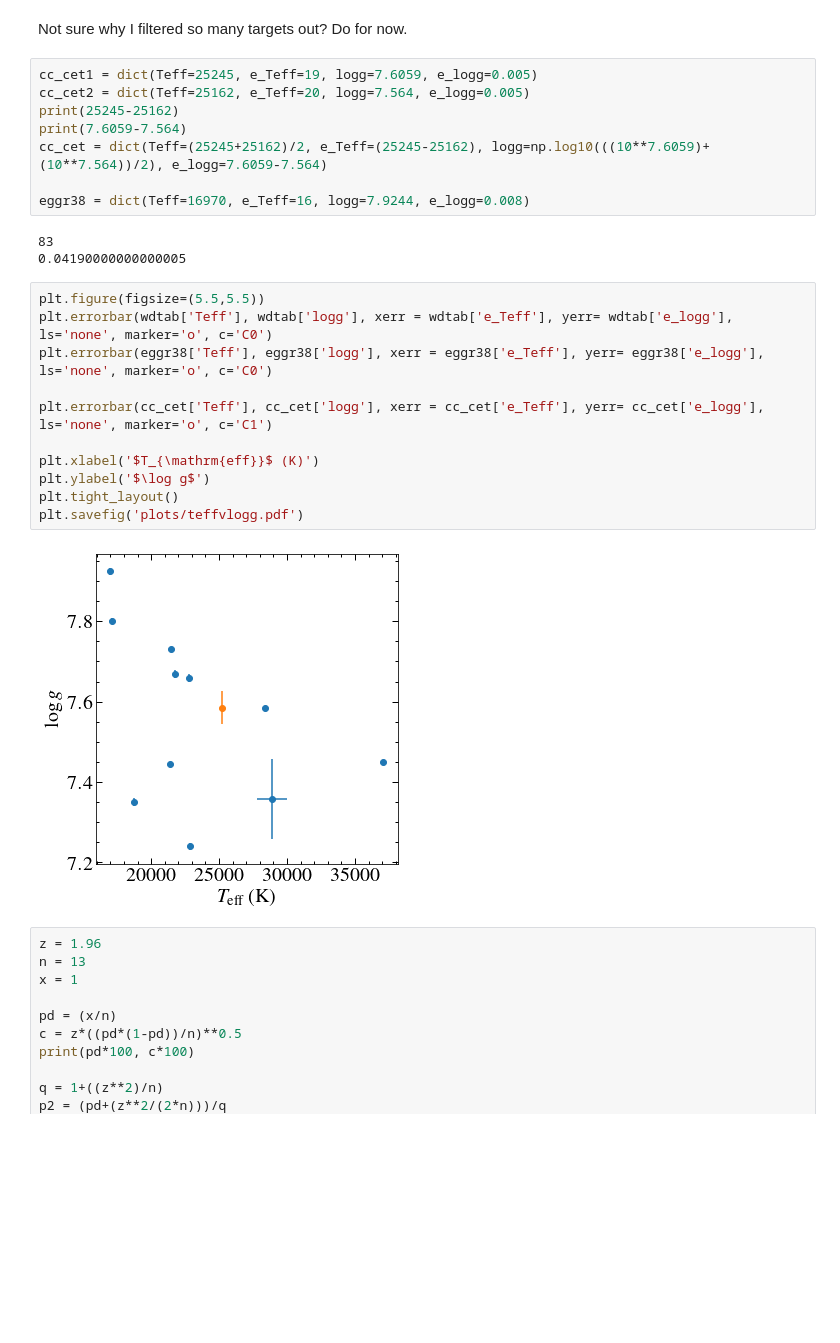
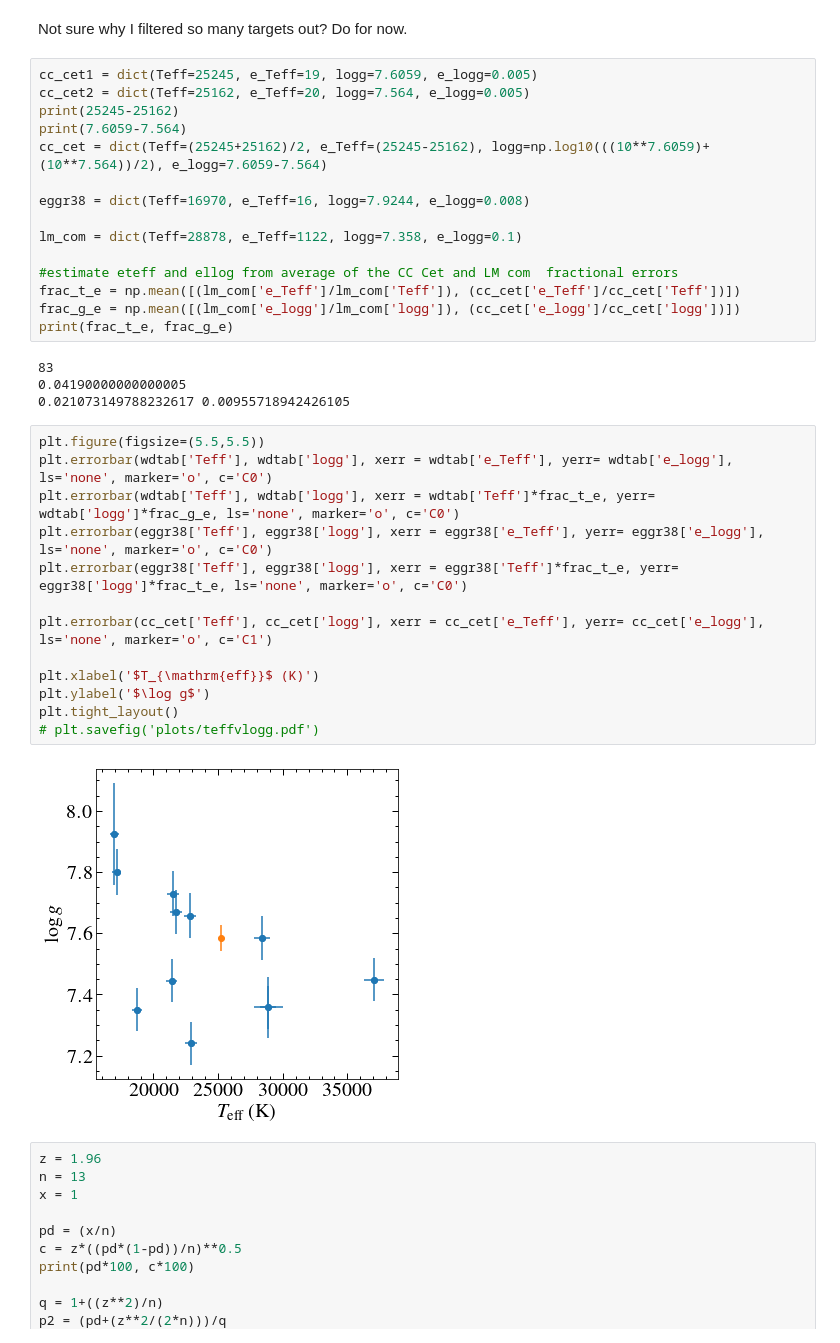
Before and after one commit to davidjwilson/pceb, a Jupyter notebook: cc_cet/cc_cet_science.ipynb, the cells around one changed output. Drawn from its saved outputs; the diff is of its cells as text; blank space fills up the shorter version.

Commit message:
errors on teff

```diff
--- a/cc_cet/cc_cet_science.ipynb
+++ b/cc_cet/cc_cet_science.ipynb
@@ -48,22 +48,32 @@ print(7.6059-7.564)
 cc_cet = dict(Teff=(25245+25162)/2, e_Teff=(25245-25162), logg=np.log10(((10**7.6059)+(10**7.564))/2), e_logg=7.6059-7.564)
 
 eggr38 = dict(Teff=16970, e_Teff=16, logg=7.9244, e_logg=0.008)
+
+lm_com = dict(Teff=28878, e_Teff=1122, logg=7.358, e_logg=0.1)
+
+#estimate eteff and ellog from average of the CC Cet and LM com  fractional errors
+frac_t_e = np.mean([(lm_com['e_Teff']/lm_com['Teff']), (cc_cet['e_Teff']/cc_cet['Teff'])])
+frac_g_e = np.mean([(lm_com['e_logg']/lm_com['logg']), (cc_cet['e_logg']/cc_cet['logg'])])
+print(frac_t_e, frac_g_e)
 # %% [output]
 83
 0.04190000000000005
+0.021073149788232617 0.00955718942426105
 # %%
 plt.figure(figsize=(5.5,5.5))
 plt.errorbar(wdtab['Teff'], wdtab['logg'], xerr = wdtab['e_Teff'], yerr= wdtab['e_logg'], ls='none', marker='o', c='C0')
+plt.errorbar(wdtab['Teff'], wdtab['logg'], xerr = wdtab['Teff']*frac_t_e, yerr= wdtab['logg']*frac_g_e, ls='none', marker='o', c='C0')
 plt.errorbar(eggr38['Teff'], eggr38['logg'], xerr = eggr38['e_Teff'], yerr= eggr38['e_logg'], ls='none', marker='o', c='C0')
+plt.errorbar(eggr38['Teff'], eggr38['logg'], xerr = eggr38['Teff']*frac_t_e, yerr= eggr38['logg']*frac_t_e, ls='none', marker='o', c='C0')
 
 plt.errorbar(cc_cet['Teff'], cc_cet['logg'], xerr = cc_cet['e_Teff'], yerr= cc_cet['e_logg'], ls='none', marker='o', c='C1')
 
 plt.xlabel('$T_{\mathrm{eff}}$ (K)')
 plt.ylabel('$\log g$')
 plt.tight_layout()
-plt.savefig('plots/teffvlogg.pdf')
+# plt.savefig('plots/teffvlogg.pdf')
 # %% [output]
-[figure, old version]
+[figure, new version]
 # %%
 z = 1.96
 n = 13
```
Also changed, not shown: parts of 1 cell of this notebook, 9 other files.
